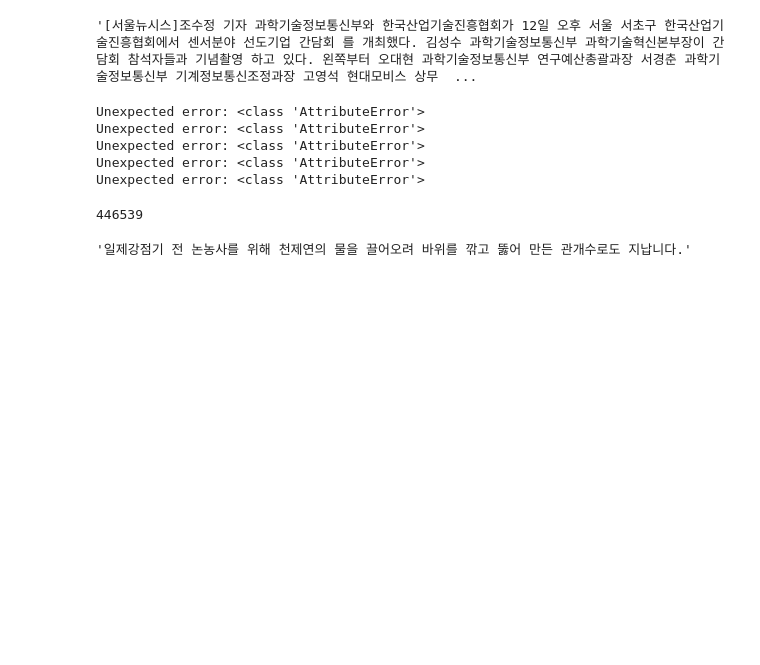
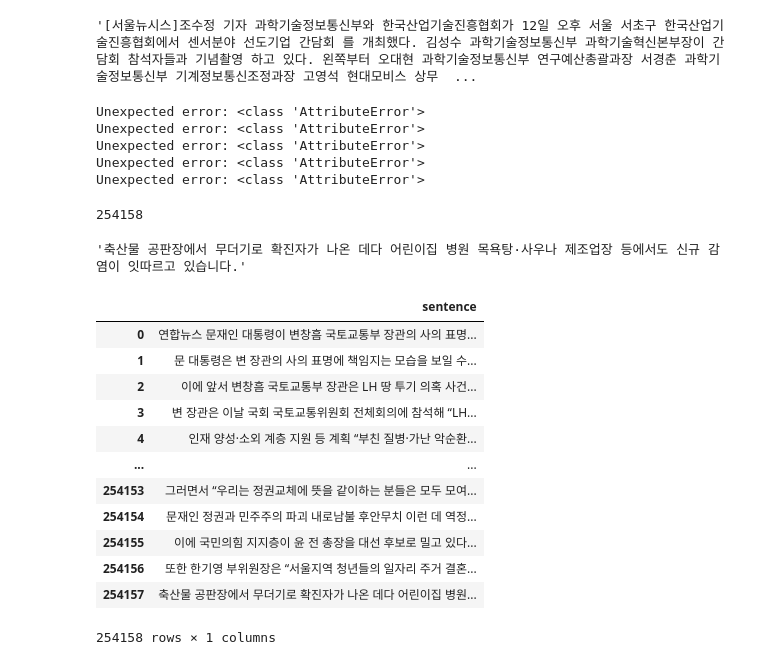
Before and after one commit to dolmani38/Summary2, a Jupyter notebook: 한글문장수집.ipynb, the cells around one changed output. Saved outputs shown, nothing was run; the diff lists cells and outputs as text; code cells hidden in the pictures; blank space fills up the shorter version.

```diff
--- a/한글문장수집.ipynb
+++ b/한글문장수집.ipynb
@@ -235,15 +246,25 @@ df['contents'][9]
 # %%
 sentences = []
+
 for raw_text in df['contents']:
     try:
         docs = nltk.sent_tokenize(clean_text(raw_text))
         for txt in docs:
-            if txt.find('▶') > 0 or txt.find('@') > 0 or txt.find('ⓒ') > 0:
+            if txt.find('▶') > -1 or txt.find('@') > -1 or txt.find('ⓒ') > -1:
                 pass
             else:
                 txt = txt.strip()
                 if len(txt) > 40:
-                    sentences.append(txt)
+                    #ok = True
+                    #for f in filters:
+                    #    if len(f.findall(txt)) > 0:
+                    #        ok = False
+                    #        print('fitered:',txt)
+                    #if ok:
+                    if any(chr.isdigit() for chr in txt):
+                        pass
+                    else:
+                        sentences.append(txt)
     except KeyboardInterrupt as ki:
         raise ki
     except:
@@ -257,8 +278,26 @@ Unexpected error: <class 'AttributeError'>
 # %%
 len(sentences)
 # %% [output]
-446539
+254158
 # %%
-sentences[300000]
+sentences[254157]
 # %% [output]
-'일제강점기 전 논농사를 위해 천제연의 물을 끌어오려 바위를 깎고 뚫어 만든 관개수로도 지납니다.'
+'축산물 공판장에서 무더기로 확진자가 나온 데다 어린이집 병원 목욕탕·사우나 제조업장 등에서도 신규 감염이 잇따르고 있습니다.'
+# %%
+df1 = pd.DataFrame({'sentence':sentences})
+# %%
+df1
+# %% [output]
+|  | sentence |
+| 0 | 연합뉴스 문재인 대통령이 변창흠 국토교통부 장관의 사의 표명... |
+| 1 | 문 대통령은 변 장관의 사의 표명에 책임지는 모습을 보일 수... |
+| 2 | 이에 앞서 변창흠 국토교통부 장관은 LH 땅 투기 의혹 사건... |
+| 3 | 변 장관은 이날 국회 국토교통위원회 전체회의에 참석해 “LH... |
+| 4 | 인재 양성·소외 계층 지원 등 계획 “부친 질병·가난 악순환... |
+| ... | ... |
+| 254153 | 그러면서 “우리는 정권교체에 뜻을 같이하는 분들은 모두 모여... |
+| 254154 | 문재인 정권과 민주주의 파괴 내로남불 후안무치 이런 데 역정... |
+| 254155 | 이에 국민의힘 지지층이 윤 전 총장을 대선 후보로 밀고 있다... |
+| 254156 | 또한 한기영 부위원장은 “서울지역 청년들의 일자리 주거 결혼... |
+| 254157 | 축산물 공판장에서 무더기로 확진자가 나온 데다 어린이집 병원... |
+254158 rows × 1 columns
```
Also changed, not shown: parts of 2 cells of this notebook.
